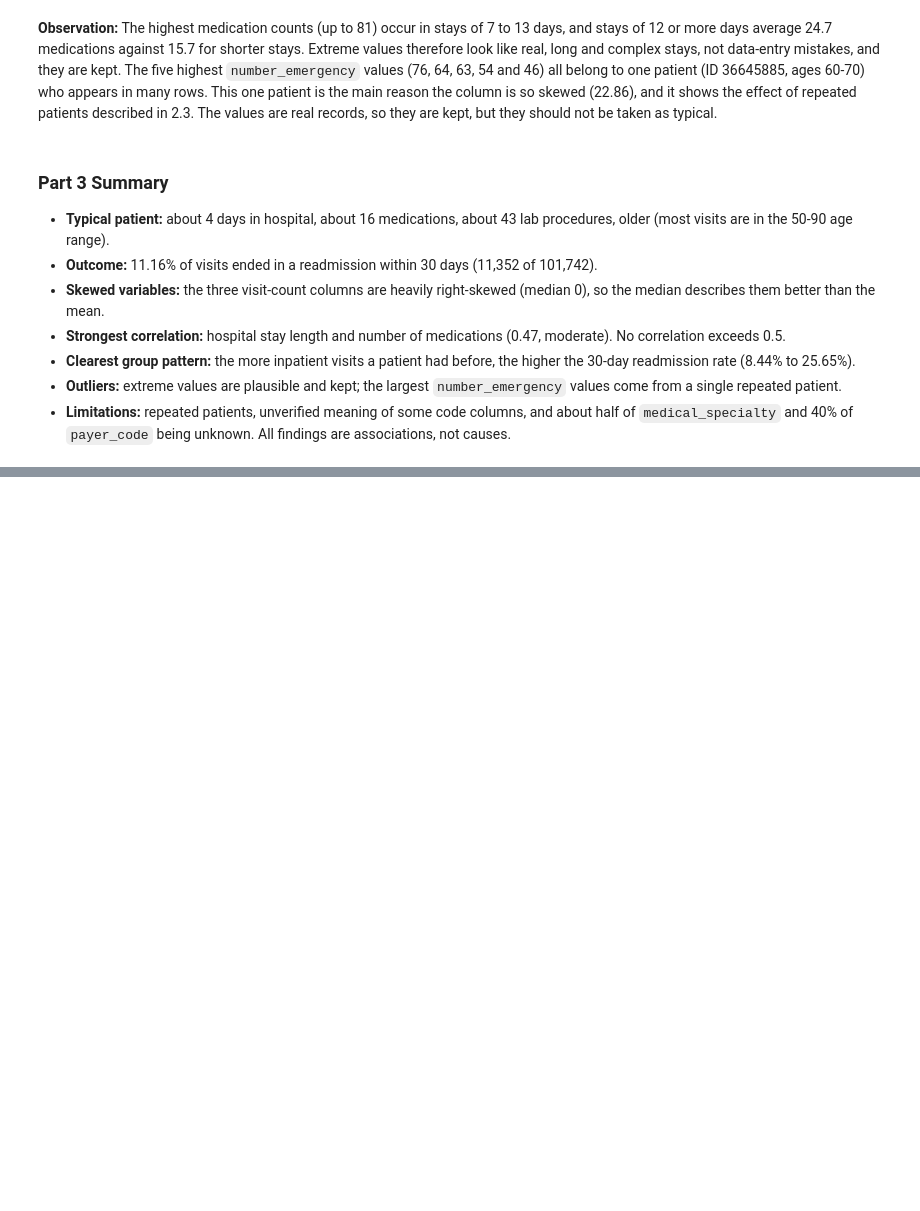
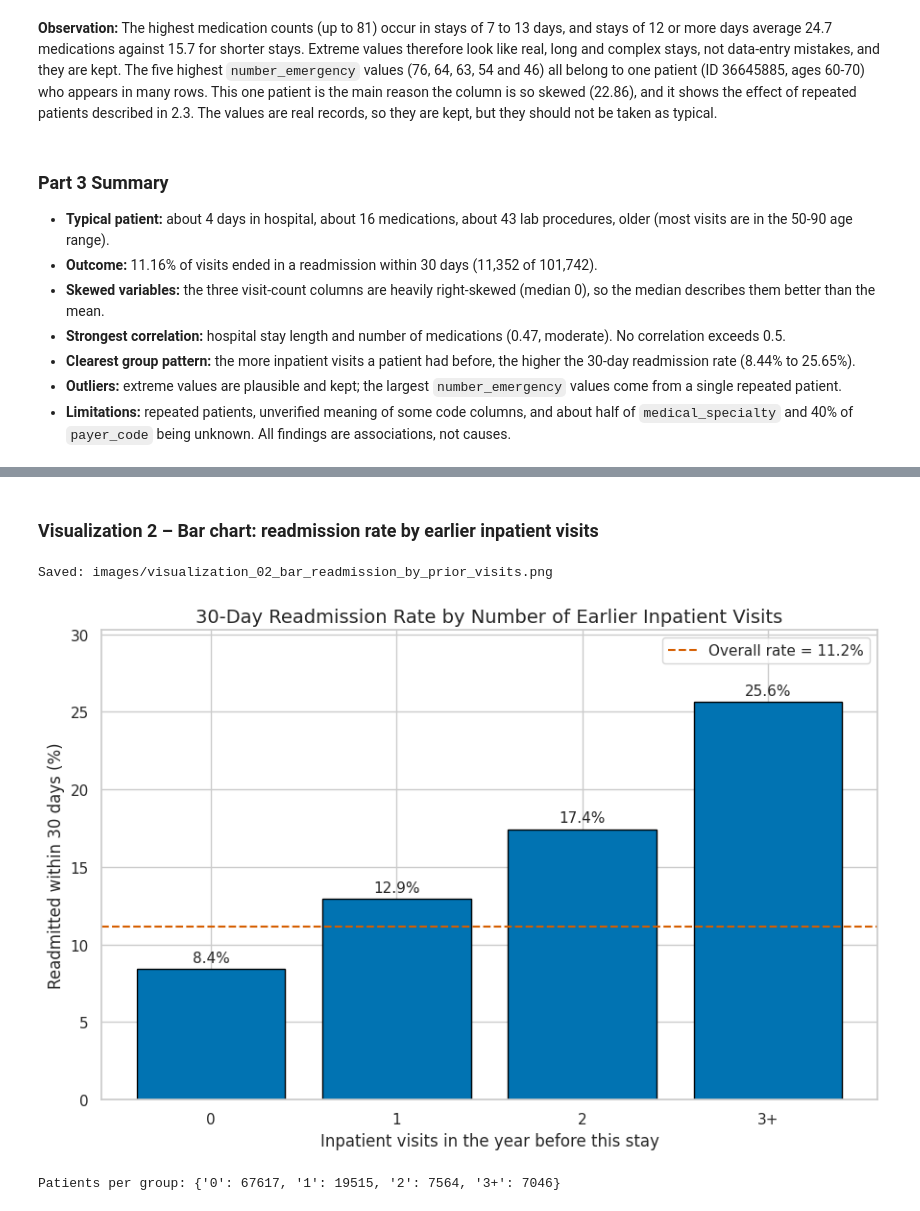
Before and after one commit to Al7bh/Devixo-Internship, a Jupyter notebook: Task_01_AI_ML/notebook/Task_01_Data_Analysis.ipynb, the cells around one changed output, grey strips where cells are left out. Saved outputs shown, nothing was run; the diff lists cells and outputs as text; code cells hidden in the pictures; blank space fills up the shorter version.

```diff
--- a/Task_01_AI_ML/notebook/Task_01_Data_Analysis.ipynb
+++ b/Task_01_AI_ML/notebook/Task_01_Data_Analysis.ipynb
@@ -1040,0 +1116,24 @@ Average medications - stays of 12+ days: 24.7  |  all other stays: 15.7
+# %% [markdown]
+### Visualization 2 – Bar chart: readmission rate by earlier inpatient visits
+# %%
+order = ["0", "1", "2", "3+"]
+rate_by_prior = (df_clean.groupby("prior_inpatient_group")["readmitted_30d"].mean() * 100).reindex(order)
+counts_prior = df_clean["prior_inpatient_group"].value_counts().reindex(order)
+
+fig, ax = plt.subplots(figsize=(9, 6))
+bars = ax.bar(order, rate_by_prior.values, color=palette[0], edgecolor="black")
+ax.bar_label(bars, labels=[f"{v:.1f}%" for v in rate_by_prior.values], padding=3, fontsize=11)
+ax.axhline(overall_rate, color=palette[3], linestyle="--", label=f"Overall rate = {overall_rate:.1f}%")
+ax.set_title("30-Day Readmission Rate by Number of Earlier Inpatient Visits", fontsize=14)
+ax.set_xlabel("Inpatient visits in the year before this stay")
+ax.set_ylabel("Readmitted within 30 days (%)")
+ax.set_ylim(0, rate_by_prior.max() * 1.18)
+ax.legend()
+save_fig(fig, "visualization_02_bar_readmission_by_prior_visits.png")
+plt.show()
+
+print("Patients per group:", counts_prior.to_dict())
+# %% [output]
+Saved: images/visualization_02_bar_readmission_by_prior_visits.png
+[figure, added]
+Patients per group: {'0': 67617, '1': 19515, '2': 7564, '3+': 7046}
```
Also changed, not shown: parts of 37 cells of this notebook, 13 other files.
